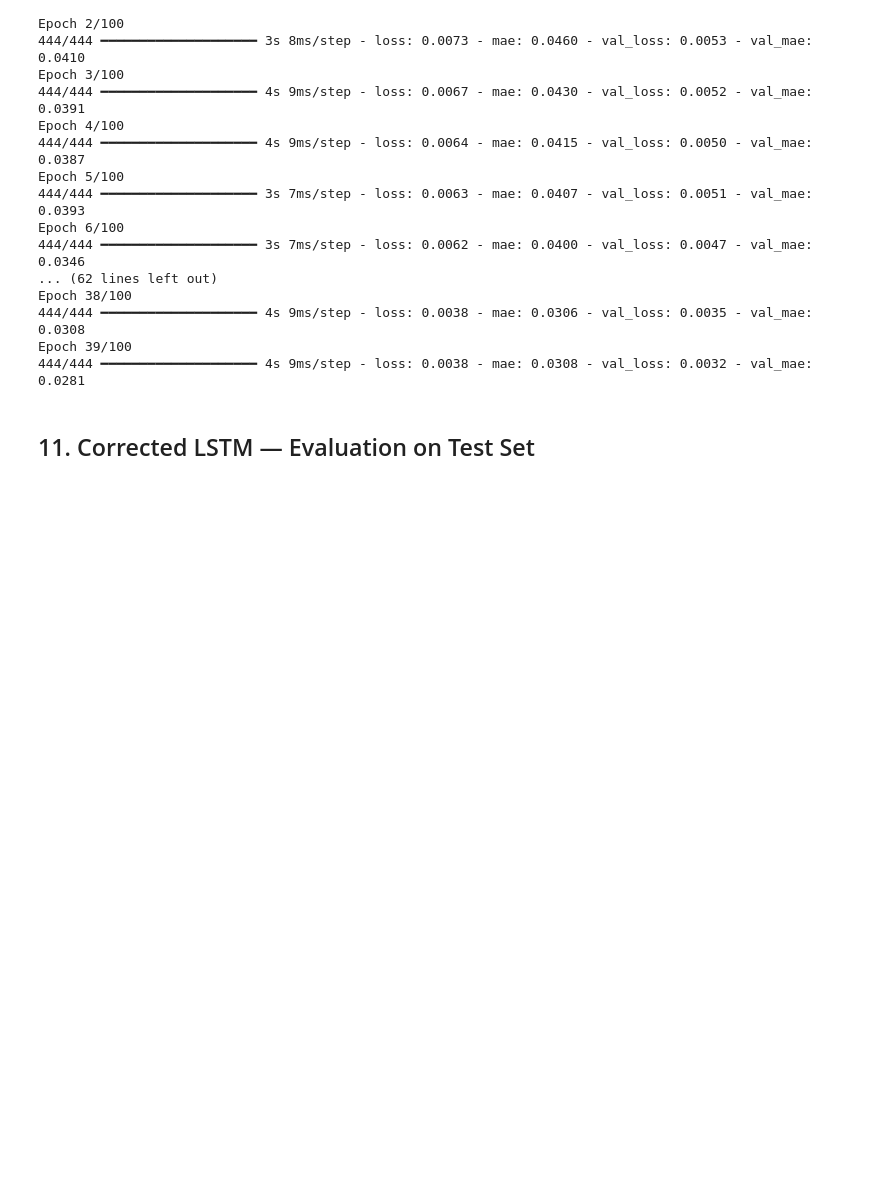
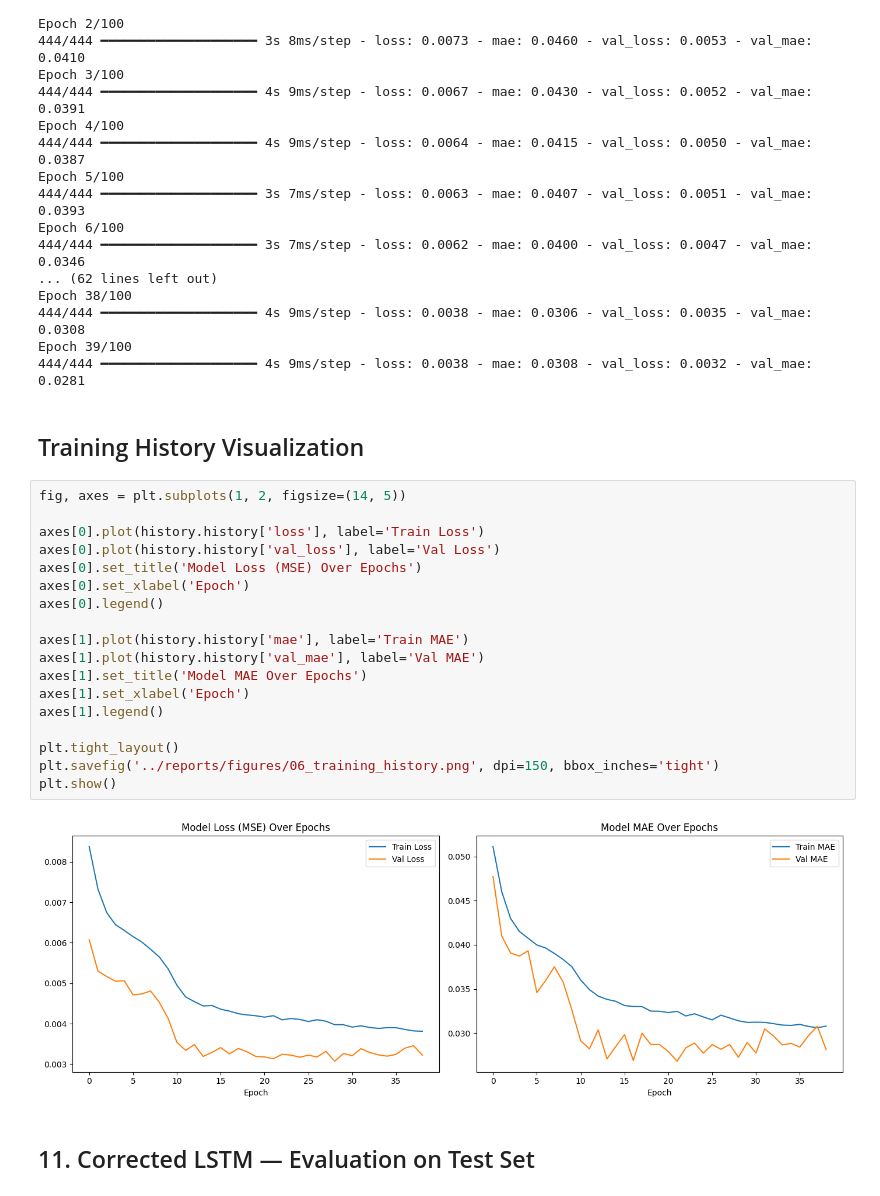
Before and after one commit to DhulakshanKannan/appliance-energy-prediction, a Jupyter notebook: notebooks/03_Modeling.ipynb, the cells around one changed output. Saved outputs shown, nothing was run; the diff lists cells and outputs as text; blank space fills up the shorter version.

```diff
--- a/notebooks/03_Modeling.ipynb
+++ b/notebooks/03_Modeling.ipynb
@@ -434,6 +434,28 @@ Epoch 38/100
 444/444 ━━━━━━━━━━━━━━━━━━━━ 4s 9ms/step - loss: 0.0038 - mae: 0.0306 - val_loss: 0.0035 - val_mae: 0.0308
 Epoch 39/100
 444/444 ━━━━━━━━━━━━━━━━━━━━ 4s 9ms/step - loss: 0.0038 - mae: 0.0308 - val_loss: 0.0032 - val_mae: 0.0281
+# %% [markdown]
+## Training History Visualization
+# %%
+fig, axes = plt.subplots(1, 2, figsize=(14, 5))
+
+axes[0].plot(history.history['loss'], label='Train Loss')
+axes[0].plot(history.history['val_loss'], label='Val Loss')
+axes[0].set_title('Model Loss (MSE) Over Epochs')
+axes[0].set_xlabel('Epoch')
+axes[0].legend()
+
+axes[1].plot(history.history['mae'], label='Train MAE')
+axes[1].plot(history.history['val_mae'], label='Val MAE')
+axes[1].set_title('Model MAE Over Epochs')
+axes[1].set_xlabel('Epoch')
+axes[1].legend()
+
+plt.tight_layout()
+plt.savefig('../reports/figures/06_training_history.png', dpi=150, bbox_inches='tight')
+plt.show()
+# %% [output]
+[figure, added]
 # %% [markdown]
 ## 11. Corrected LSTM — Evaluation on Test Set
 # %%
```
Also changed, not shown: parts of 3 cells of this notebook, 12 other files.
